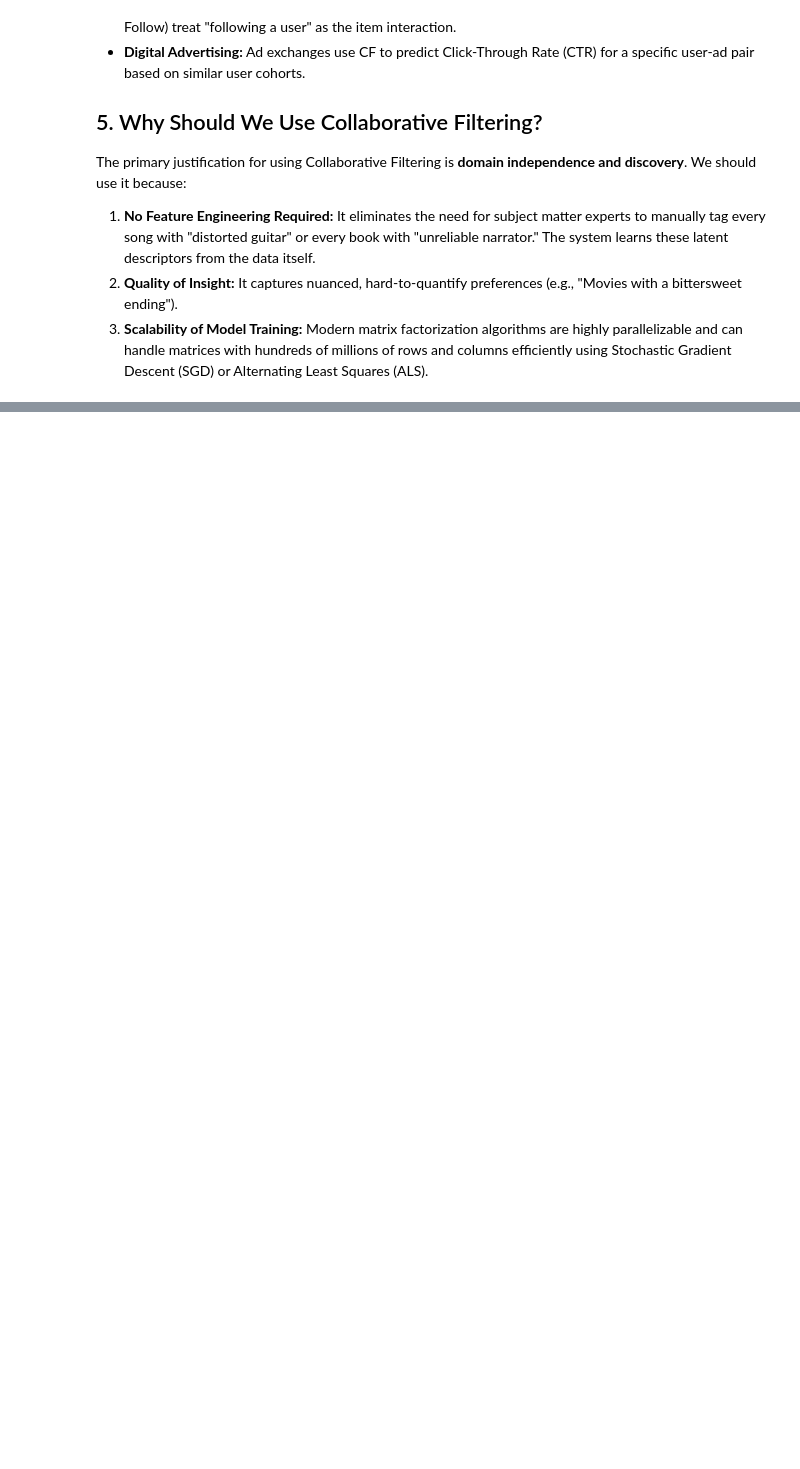
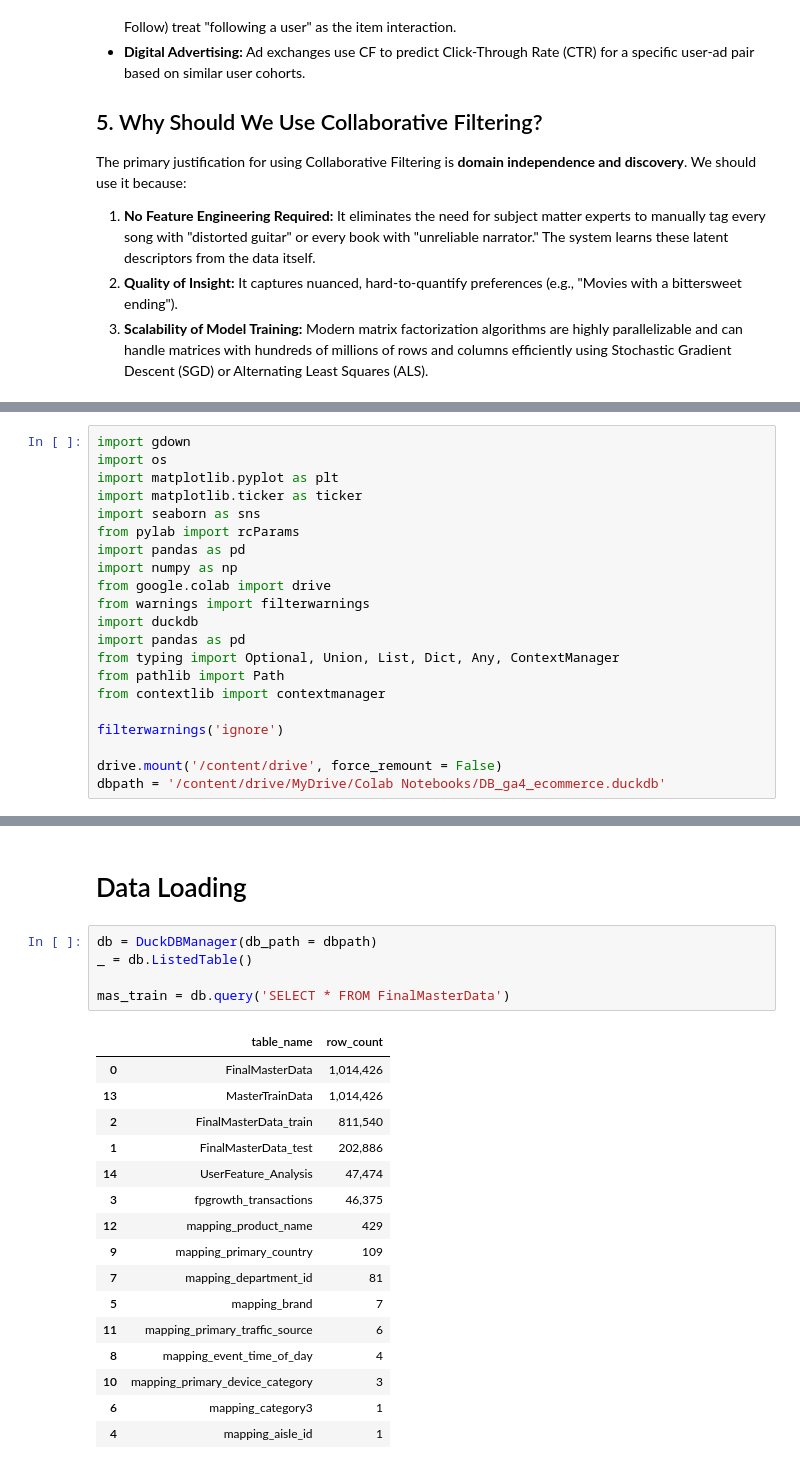
Before and after one commit to masterofray/cooprec_ml-analytics, a Jupyter notebook: notebooks/RC09_FPGrowth_Colaborative_Filtering_part02.ipynb, the cells around one changed output, grey strips where cells are left out. Cells and saved outputs as stored; diff of their text form; blank space fills up the shorter version.

Commit message:
updated the notebook for RC08 and RC09

```diff
--- a/notebooks/RC09_FPGrowth_Colaborative_Filtering_part02.ipynb
+++ b/notebooks/RC09_FPGrowth_Colaborative_Filtering_part02.ipynb
@@ -78,0 +81,21 @@ We then recommend the top-$N$ items with the highest $\hat{r}_{uj}$ values that
+# %%
+import gdown
+import os
+import matplotlib.pyplot as plt
+import matplotlib.ticker as ticker
+import seaborn as sns
+from pylab import rcParams
+import pandas as pd
+import numpy as np
+from google.colab import drive
+from warnings import filterwarnings
+import duckdb
+import pandas as pd
+from typing import Optional, Union, List, Dict, Any, ContextManager
+from pathlib import Path
+from contextlib import contextmanager
+
+filterwarnings('ignore')
+
+drive.mount('/content/drive', force_remount = False)
+dbpath = '/content/drive/MyDrive/Colab Notebooks/DB_ga4_ecommerce.duckdb'
@@ -78,0 +326,24 @@ We then recommend the top-$N$ items with the highest $\hat{r}_{uj}$ values that
+# %% [markdown]
+# Data Loading
+# %%
+db = DuckDBManager(db_path = dbpath)
+_ = db.ListedTable()
+
+mas_train = db.query('SELECT * FROM FinalMasterData')
+# %% [output]
+|  | table_name | row_count |
+| 0 | FinalMasterData | 1,014,426 |
+| 13 | MasterTrainData | 1,014,426 |
+| 2 | FinalMasterData_train | 811,540 |
+| 1 | FinalMasterData_test | 202,886 |
+| 14 | UserFeature_Analysis | 47,474 |
+| 3 | fpgrowth_transactions | 46,375 |
+| 12 | mapping_product_name | 429 |
+| 9 | mapping_primary_country | 109 |
+| 7 | mapping_department_id | 81 |
+| 5 | mapping_brand | 7 |
+| 11 | mapping_primary_traffic_source | 6 |
+| 8 | mapping_event_time_of_day | 4 |
+| 10 | mapping_primary_device_category | 3 |
+| 6 | mapping_category3 | 1 |
+| 4 | mapping_aisle_id | 1 |
```
Also changed, not shown: parts of 13 cells of this notebook.
